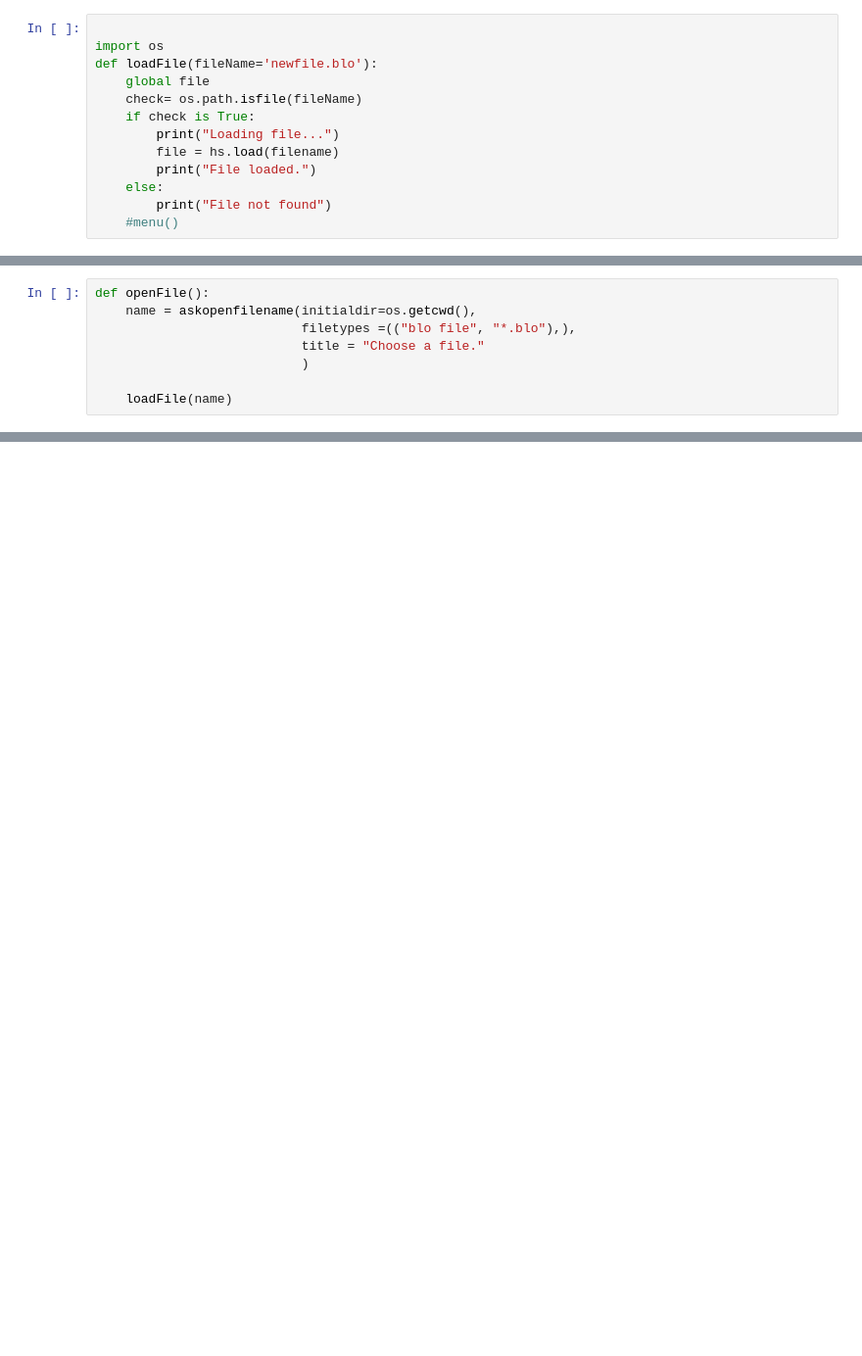
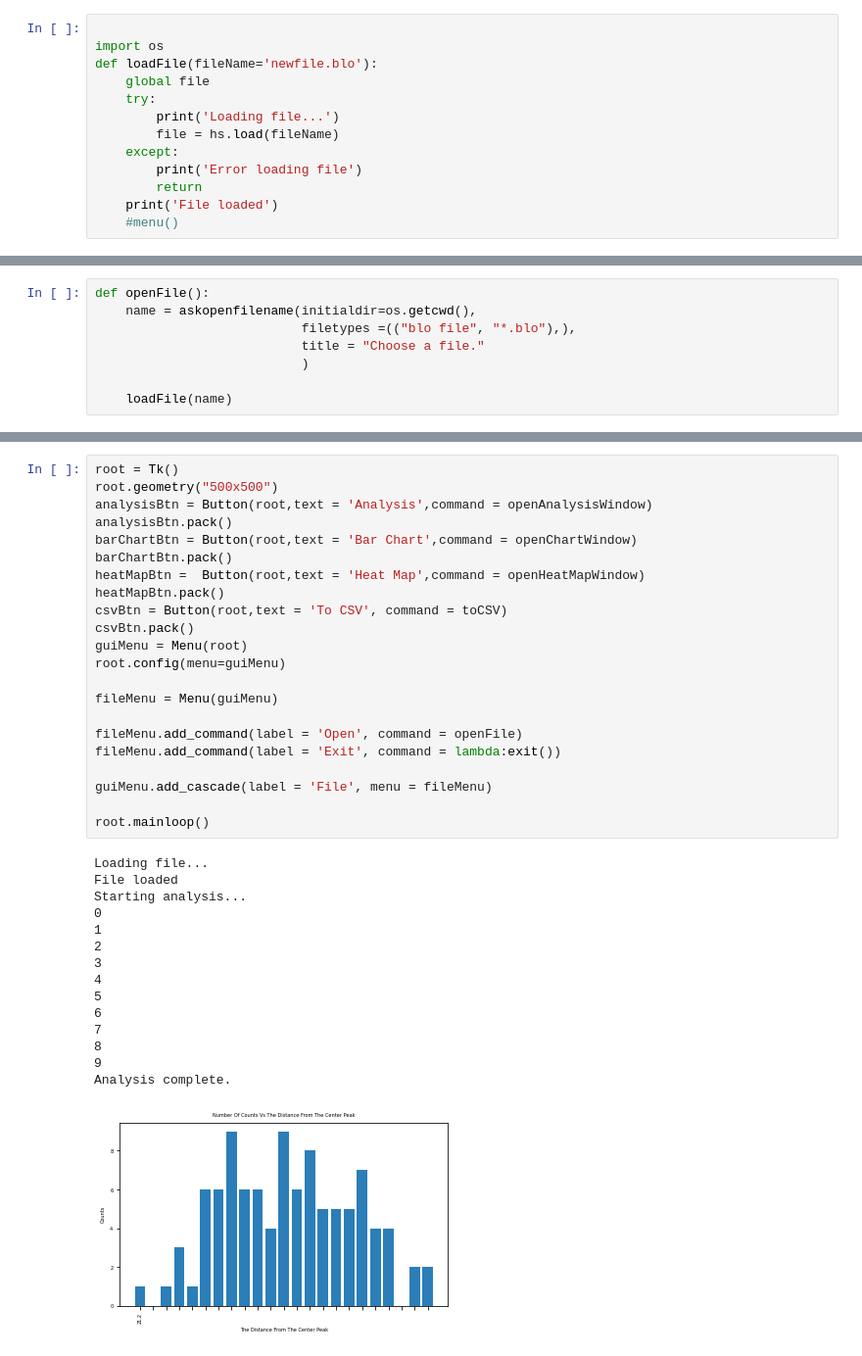
Before and after one commit to patelaaniket/electronMicroscopy, a Jupyter notebook: JihadInteractive.ipynb, the cells around one changed output, grey strips where cells are left out. Shown at 98% size. Cells and saved outputs as stored; diff of their text form; blank space fills up the shorter version.

```diff
--- a/JihadInteractive.ipynb
+++ b/JihadInteractive.ipynb
@@ -189,11 +198,11 @@ menu()
 import os
 def loadFile(fileName='newfile.blo'):
     global file
-    check= os.path.isfile(fileName)
-    if check is True:
-        print("Loading file...")
-        file = hs.load(filename)
-        print("File loaded.")
-    else:
-        print("File not found")
+    try:
+        print('Loading file...')
+        file = hs.load(fileName)
+    except:
+        print('Error loading file')
+        return
+    print('File loaded')
     #menu()
@@ -256,0 +262,38 @@ root.mainloop()
+# %%
+root = Tk()
+root.geometry("500x500")
+analysisBtn = Button(root,text = 'Analysis',command = openAnalysisWindow)
+analysisBtn.pack()
+barChartBtn = Button(root,text = 'Bar Chart',command = openChartWindow)
+barChartBtn.pack()
+heatMapBtn =  Button(root,text = 'Heat Map',command = openHeatMapWindow)
+heatMapBtn.pack()
+csvBtn = Button(root,text = 'To CSV', command = toCSV)
+csvBtn.pack()
+guiMenu = Menu(root)
+root.config(menu=guiMenu)
+
+fileMenu = Menu(guiMenu)
+
+fileMenu.add_command(label = 'Open', command = openFile)
+fileMenu.add_command(label = 'Exit', command = lambda:exit())
+
+guiMenu.add_cascade(label = 'File', menu = fileMenu)
+
+root.mainloop()
+# %% [output]
+Loading file...
+File loaded
+Starting analysis...
+0
+1
+2
+3
+4
+5
+6
+7
+8
+9
+Analysis complete.
+[figure, added]
```
Also changed, not shown: parts of 6 cells of this notebook.
